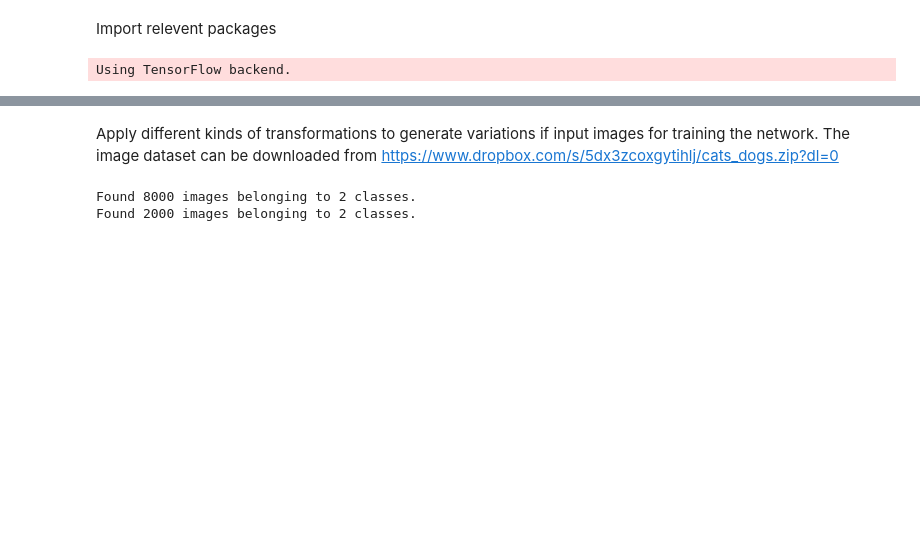
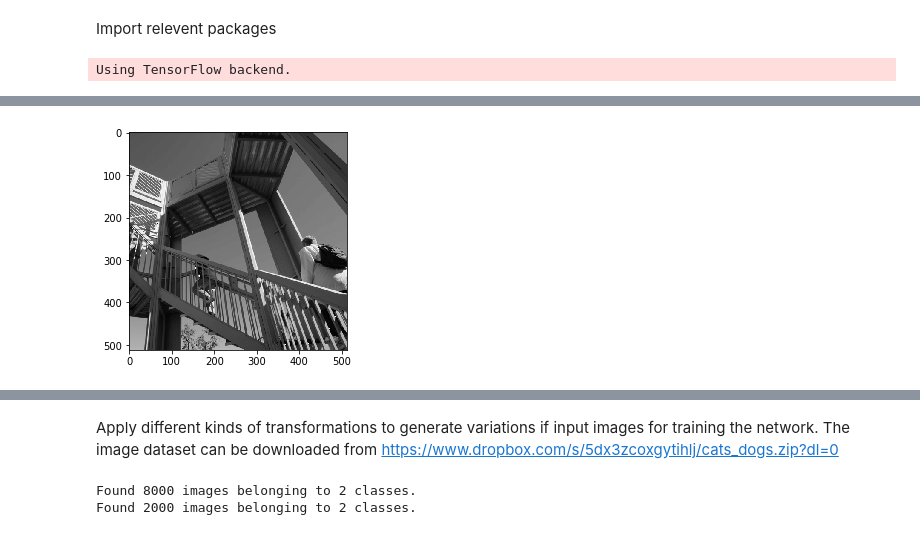
Before and after one commit to sintefmath/GeiloWinterSchool2018, a Jupyter notebook: course_material/CNN.ipynb, the cells around one changed output, grey strips where cells are left out. Cells and saved outputs as stored; diff of their text form; code cells hidden in the pictures; blank space fills up the shorter version.

```diff
--- a/course_material/CNN.ipynb
+++ b/course_material/CNN.ipynb
@@ -20,0 +49,10 @@ Using TensorFlow backend.
+# %%
+from scipy.signal import convolve2d
+import matplotlib.pyplot as plt
+from scipy.misc import ascent
+
+img = ascent()
+plt.imshow(img, cmap='gray')
+plt.show()
+# %% [output]
+[figure, added]
```
Also changed, not shown: parts of 31 cells of this notebook, 3 other files.
